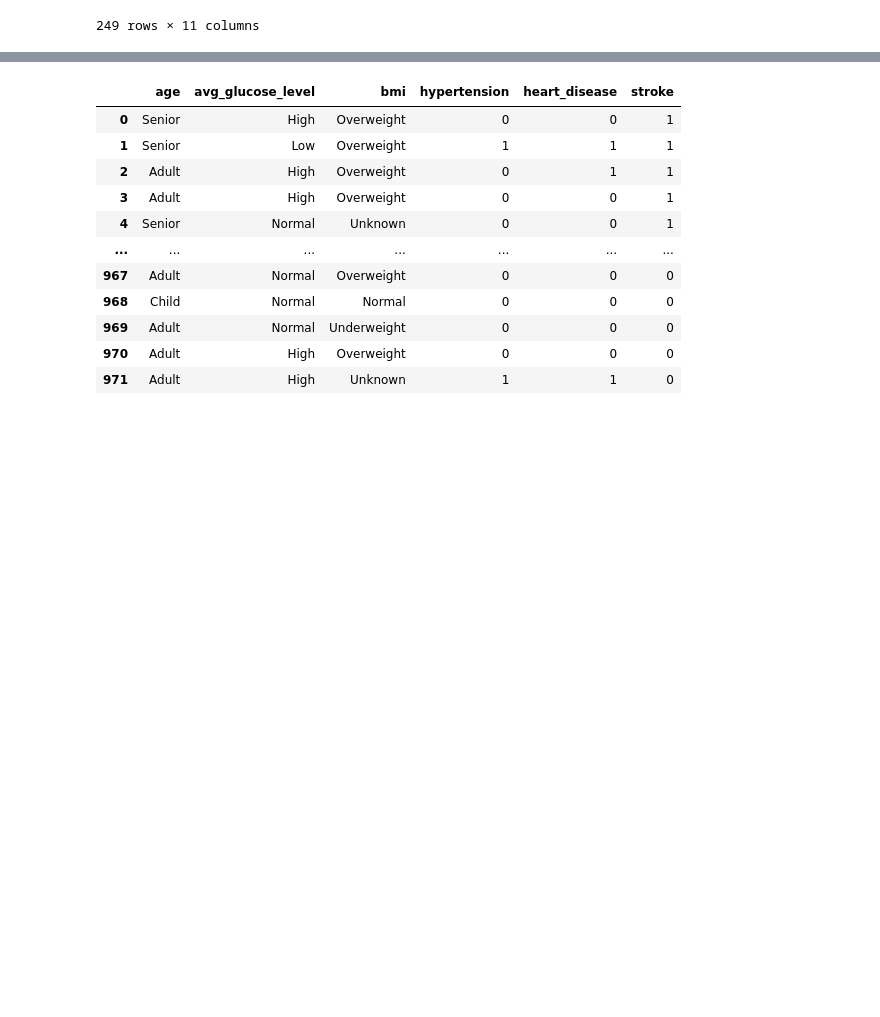
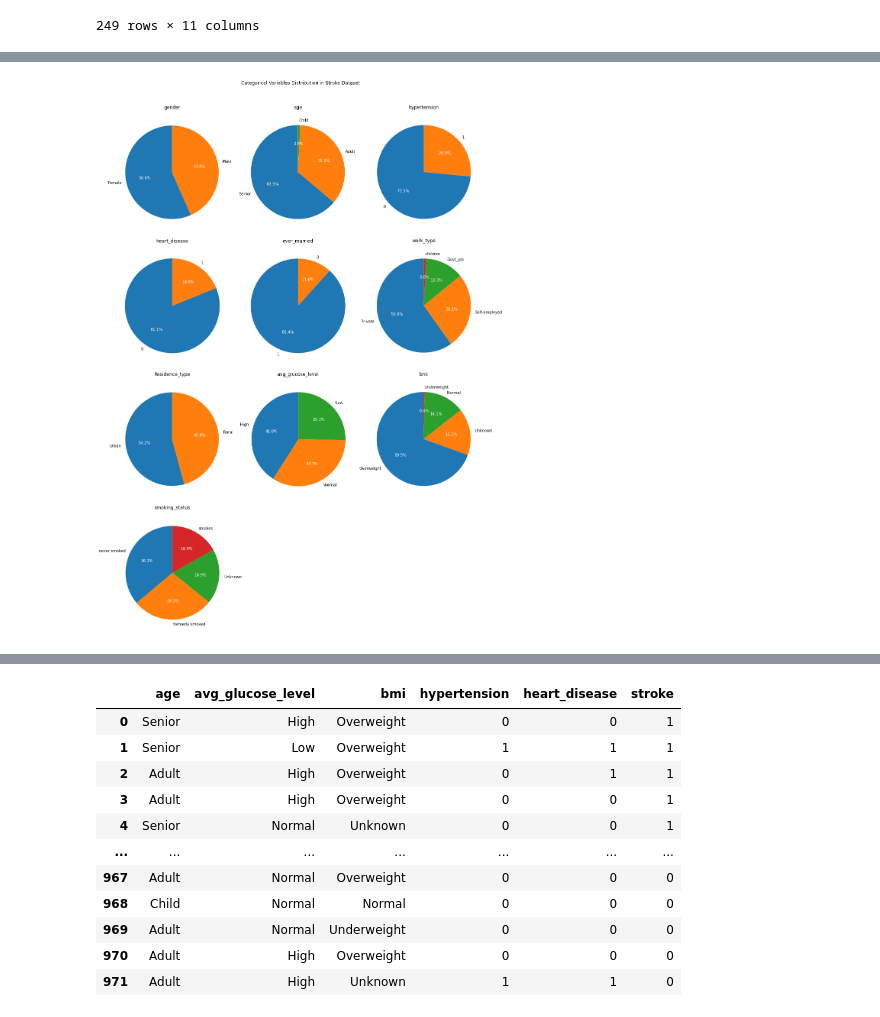
Before and after one commit to CrAvila/IA, a Jupyter notebook: Taller1/IA_Taller_1.ipynb, the cells around one changed output, grey strips where cells are left out. Drawn from its saved outputs; the diff is of its cells as text; code cells hidden in the pictures; blank space fills up the shorter version.

```diff
--- a/Taller1/IA_Taller_1.ipynb
+++ b/Taller1/IA_Taller_1.ipynb
@@ -385,0 +384,47 @@ plt.show()
+# %%
+
+# Select only the stroke dataset
+stroke_dataset = processed_data[processed_data['stroke'] == 1]
+
+# Define the colormap and number of colors
+colormap = plt.cm.get_cmap('tab10', len(categorical_vars))
+
+# Calculate the number of rows and columns for subplots
+num_vars = len(categorical_vars)
+num_cols = 3
+num_rows = (num_vars + num_cols - 1) // num_cols
+
+# Create subplots
+fig, axes = plt.subplots(num_rows, num_cols, figsize=(15, 5 * num_rows))
+fig.suptitle('Categorical Variables Distribution in Stroke Dataset', y=1.02)
+
+# Iterate through the categorical variables
+for i, var in enumerate(categorical_vars):
+    row = i // num_cols
+    col = i % num_cols
+
+    if set(stroke_dataset[var].unique()) == {0}:
+        continue
+
+    # Calculate value counts for the variable
+    value_counts = stroke_dataset[var].value_counts()
+
+    # Create a pie chart in the current subplot
+    ax = axes[row, col]
+    wedges, texts, autotexts = ax.pie(value_counts, labels=value_counts.index, autopct='%1.1f%%', colors=colormap.colors, startangle=90)
+    for autotext in autotexts:
+        autotext.set_color('white')  # Set label colors to white
+    ax.set_title(var)
+    ax.axis('equal')
+
+# Remove empty subplots
+for i in range(num_vars, num_rows * num_cols):
+    row = i // num_cols
+    col = i % num_cols
+    fig.delaxes(axes[row, col])
+
+# Adjust layout and show the plots
+plt.tight_layout()
+plt.show()
+# %% [output]
+[figure, added]
```
Also changed, not shown: parts of 12 cells of this notebook.
